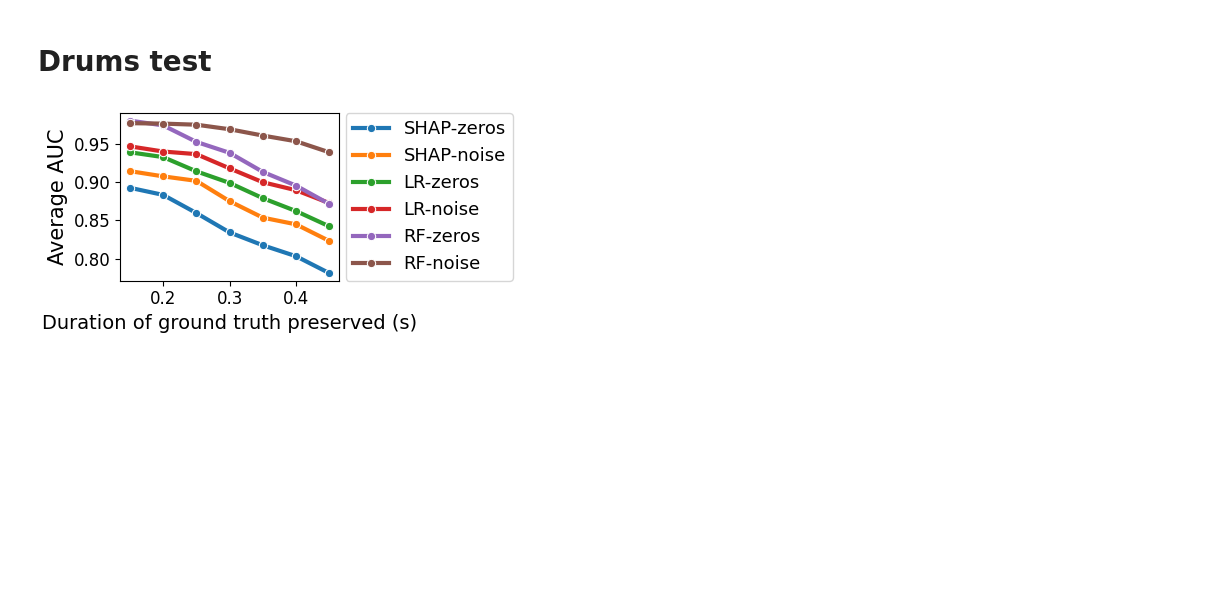
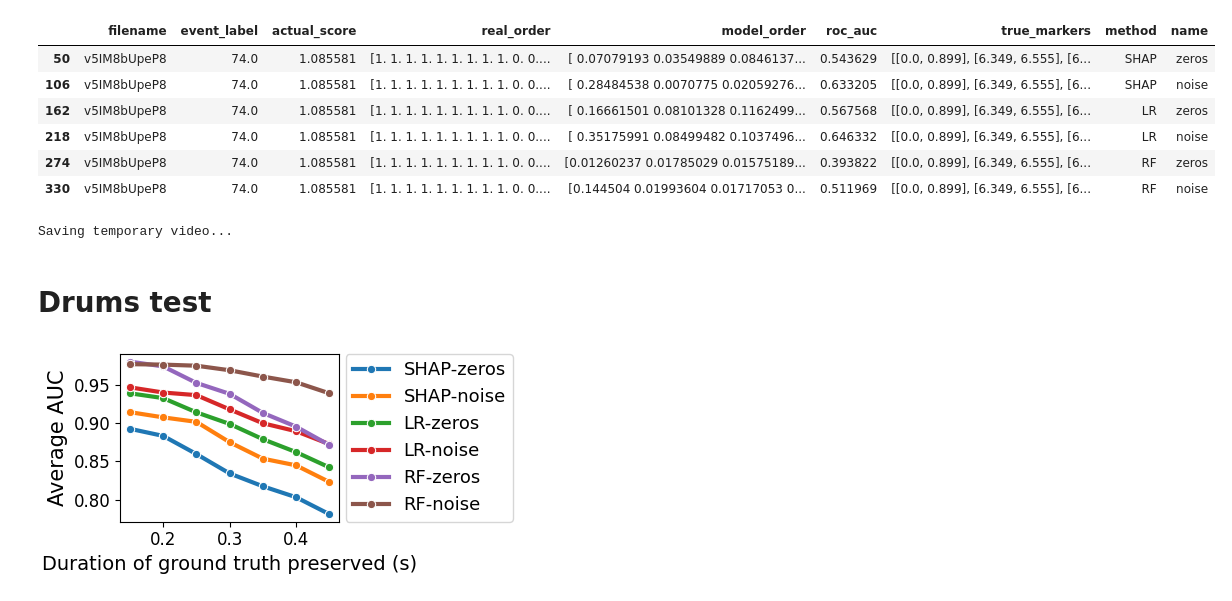
Before and after one commit to ceciliabolanos/explain_where, a Jupyter notebook: metrics_evaluation.ipynb, the cells around one changed output. Saved outputs shown, nothing was run; the diff lists cells and outputs as text; code cells hidden in the pictures; blank space fills up the shorter version.

```diff
--- a/metrics_evaluation.ipynb
+++ b/metrics_evaluation.ipynb
@@ -497,3 +240,24 @@ mean_auc_df_combination.to_csv(f'/home/ec2-user/evaluations/{dataset}/faithfulne
+# %%
+final_df_combination[final_df_combination["filename"] == "v5IM8bUpeP8"]
+# %% [output]
+|  | filename | event_label | actual_score | real_order | model_order | roc_auc | true_markers | method | name |
+| 50 | v5IM8bUpeP8 | 74.0 | 1.085581 | [1. 1. 1. 1. 1. 1. 1. 1. 1. 0. 0.... | [ 0.07079193 0.03549889 0.0846137... | 0.543629 | [[0.0, 0.899], [6.349, 6.555], [6... | SHAP | zeros |
+| 106 | v5IM8bUpeP8 | 74.0 | 1.085581 | [1. 1. 1. 1. 1. 1. 1. 1. 1. 0. 0.... | [ 0.28484538 0.0070775 0.02059276... | 0.633205 | [[0.0, 0.899], [6.349, 6.555], [6... | SHAP | noise |
+| 162 | v5IM8bUpeP8 | 74.0 | 1.085581 | [1. 1. 1. 1. 1. 1. 1. 1. 1. 0. 0.... | [ 0.16661501 0.08101328 0.1162499... | 0.567568 | [[0.0, 0.899], [6.349, 6.555], [6... | LR | zeros |
+| 218 | v5IM8bUpeP8 | 74.0 | 1.085581 | [1. 1. 1. 1. 1. 1. 1. 1. 1. 0. 0.... | [ 0.35175991 0.08499482 0.1037496... | 0.646332 | [[0.0, 0.899], [6.349, 6.555], [6... | LR | noise |
+| 274 | v5IM8bUpeP8 | 74.0 | 1.085581 | [1. 1. 1. 1. 1. 1. 1. 1. 1. 0. 0.... | [0.01260237 0.01785029 0.01575189... | 0.393822 | [[0.0, 0.899], [6.349, 6.555], [6... | RF | zeros |
+| 330 | v5IM8bUpeP8 | 74.0 | 1.085581 | [1. 1. 1. 1. 1. 1. 1. 1. 1. 0. 0.... | [0.144504 0.01993604 0.01717053 0... | 0.511969 | [[0.0, 0.899], [6.349, 6.555], [6... | RF | noise |
+# %%
+from utils import create_visualization
+import librosa
+
+waveform, sr = librosa.load("/home/ec2-user/Datasets/audioset_eval_wav/v5IM8bUpeP8.wav", sr=16000)
+json_file = f"/home/ec2-user/results/explanations_audioset/v5IM8bUpeP8/ast/ft_74_zeros.json"
+output_file = "/home/ec2-user/explain_where/plots/audioset/v5IM8bUpeP8-dog.mp4"
+
+create_visualization(waveform, json_file, output_file)
+# %% [output]
+Saving temporary video...
 # %% [markdown]
 # Drums test
 # %%
```
Also changed, not shown: parts of 34 cells of this notebook, 49 other files.
